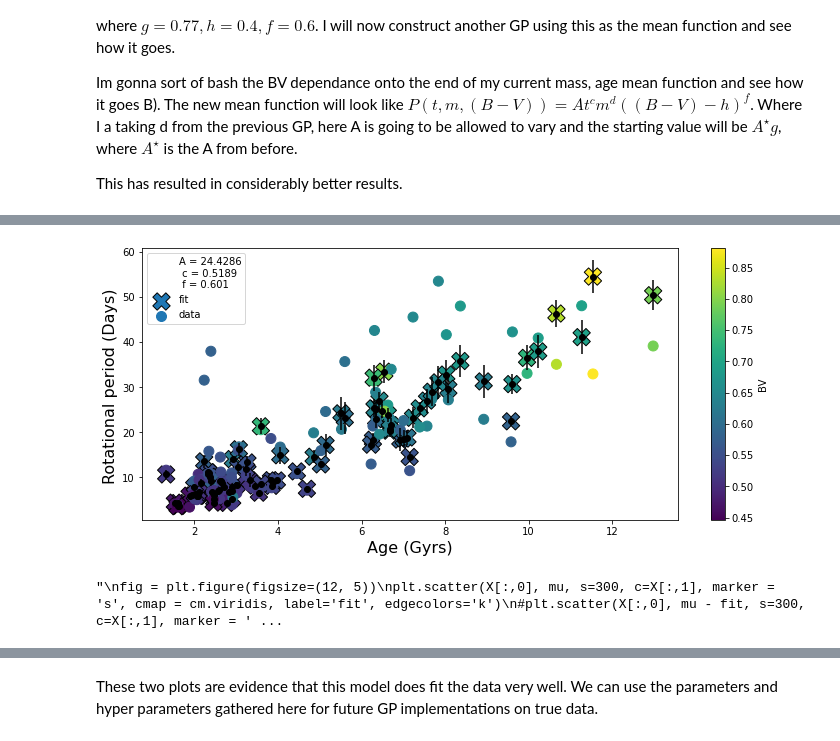
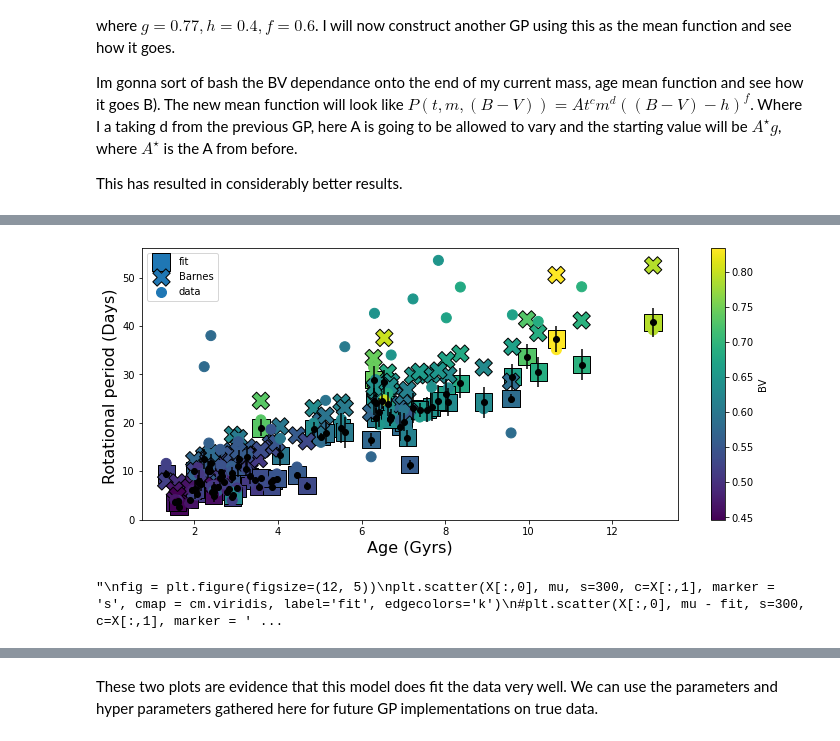
Before and after one commit to ni-phy/year4-project, a Jupyter notebook: Henry/3d_fitting_real.ipynb, the cells around one changed output, grey strips where cells are left out. Cells and saved outputs as stored; diff of their text form; code cells hidden in the pictures.

```diff
--- a/Henry/3d_fitting_real.ipynb
+++ b/Henry/3d_fitting_real.ipynb
@@ -118,7 +105,7 @@ Prot_err_hi = np.array(data['u_P'])
 
 Mass  = np.array(data['modmass'])
 Mass_err_lo = np.array(data['lomodmass'])
-Mass_err_hi = np.array(data['himodmass'])
+Mass_err_hi = np.array(data['upmodmass'])
 
 metal = np.array(data['feh'])
 
@@ -133,11 +120,18 @@ Age_err = np.array([lin_err(Age[i], Age_err_lo[i], Age_err_hi[i]) for i in range
 Prot_err = np.array([lin_err(Prot[i], Prot_err_lo[i], Prot_err_hi[i]) for i in range(data_points)])
 
 
-sel_good = np.where((Age > 0.5)& (Prot_err < 40) & (Mass <1.4)) # select stars that arent too young and have 'sensible' error
+sel_good = np.where((Age > 0.5)& (Prot_err < 40) & (Mass <1.6) & (Age != 2.6) & (flag != 3)) # select stars that arent too young and have 'sensible' error
 
-sel_bad = np.where((Prot < 5)& (Prot_err < 40)&(Age>5)) # Remove old stars that spin too fast
+sel_bad = np.where(( (Age>5)&(Prot<4))) # Remove old stars that spin too fast
 
-sel = (np.delete(sel_good, sel_bad))
+
+#print(np.where(sel_good[0] == sel_bad[0][0]))
+xy, x_ind, y_ind  = (np.intersect1d(sel_good[0], sel_bad[0], return_indices=True))
+
+sel = np.delete(sel_good,x_ind)
+
+
+#print(np.sort(np.delete(Age, sel_bad)))
 
 
 
@@ -146,7 +140,11 @@ Teff_err = Teff_err[sel]
 Age = Age[sel]
 Age_err_lo = Age_err_lo[sel]
 Age_err_hi = Age_err_hi[sel]
-Age_err = Age_err [sel]
+Age_err = Age_err[sel]
+metal = metal[sel]
+Mass = Mass[sel]
+Mass_err_hi = Mass_err_hi[sel]
+Mass_err_lo = Mass_err_lo[sel]
 
 Prot = Prot[sel]
 Prot_err_lo = Prot_err_lo[sel]
@@ -309,7 +256,7 @@ with pm.Model() as model:
 # %%
 
 with model:
-  trace = pm.sample(2000, tune=3000, cores=2)#, target_accept=0.95)
+  trace = pm.sample(2000, tune=3000, cores=2, target_accept=0.95)
   arviz.plot_trace(trace)
 # %% [output]
 WARNING (theano.tensor.blas): We did not find a dynamic library in the library_dir of the library we use for blas. If you use ATLAS, make sure to compile it with dynamics library.
@@ -376,5 +324,5 @@ print(Age_new.shape)
 # %%
- '''
+
 
 A = np.mean(trace['A_'])
 c = np.mean(trace['c_'])
@@ -382,20 +330,20 @@ h = h
 f = np.mean(trace['f_'])
 
 
+'''
+'''
+k = np.mean(trace['k_'])
 
-'''
-
-X = np.array([Age, BV]).T
 fig = plt.figure(figsize=(12, 5))
 ax = fig.gca()
 
 
 
 fit, var = gp.predict(X, point=trace[-1], diag=True)
-sd = np.sqrt(var)
+std = np.sqrt(var)
 
 
-mean = mean_fn(X[:,0], X[:,1], A, c ,h,f)
+mean = mean_fn(X[:,0], X[:,1], A, c ,h,f, X[:,2], k)
 
 mu = fit + mean
 
@@ -406,42 +354,43 @@ mu = fit + mean
 
 
 
-plt.plot([],[], color='w',label='A = {}\n c = {}\n f = {}'.format(round(A,4), round(c,4), round(f,4)))
+#plt.plot([],[], color='w',label='A = {}\n c = {}\n f = {}'.format(round(A,4), round(c,4), round(f,4)))
 
-plt.scatter(X[:,0], mu, s=300, c=X[:,1], marker = 'X', cmap = cm.viridis, label='fit', edgecolors='k')
+plt.scatter(X[:,0], mu, s=300, c=X[:,1], marker = 's', cmap = cm.viridis, label='fit', edgecolors='k')
+plt.scatter(X[:,0], mean_fn(X[:,0], X[:,1], 0.7725*np.sqrt(1000), 0.5189, 0.4, 0.601, metal, 0), s=300, c=X[:,1], marker = 'X', cmap = cm.viridis, label='Barnes', edgecolors='k')
 
 
 plt.errorbar(X[:,0], mu, yerr=std, fmt='ok')
 #plt.errorbar(X[:,0], Prot, yerr=Prot_err, fmt='ok')
 
 plt.xlabel('Age (Gyrs)', fontsize=16)
 plt.ylabel('Rotational period (Days) ', fontsize=16)
 plt.colorbar(label='BV')
 plt.scatter(Age, Prot, c=BV, s=100, cmap = cm.viridis,label='data')
 plt.legend()
 plt.savefig('col_Ba.png')
 #files.download('col_Ba.png')
 plt.show()
 
 '''
 fig = plt.figure(figsize=(12, 5))
 plt.scatter(X[:,0], mu, s=300, c=X[:,1], marker = 's', cmap = cm.viridis, label='fit', edgecolors='k')
 #plt.scatter(X[:,0], mu - fit, s=300, c=X[:,1], marker = 'o', cmap = cm.viridis, label='barnes',edgecolors='k')
 plt.scatter(X[:,0], mean_fn(X[:,0], X[:,1], 0.7725*np.sqrt(1000), 0.5189, 0.4, 0.601), s=300, c=X[:,1], marker = 'X', cmap = cm.viridis, label='Barnes', edgecolors='k')
 plt.xlabel('Age (Gyrs)', fontsize=16)
 plt.ylabel('Rotational period (Days) ', fontsize=16)
 plt.colorbar(label='BV')
 plt.scatter(Age, Prot, c=BV, s=100, cmap = cm.viridis,label='data')
 
 
 
 plt.legend()
 plt.savefig('col_fit_comp.png')
 files.download('col_fit_comp.png')
 
 plt.show()
 '''
 # %% [output]
-[figure, old version]
+[figure, new version]
 "\nfig = plt.figure(figsize=(12, 5))\nplt.scatter(X[:,0], mu, s=300, c=X[:,1], marker = 's', cmap = cm.viridis, label='fit', edgecolors='k')\n#plt.scatter(X[:,0], mu - fit, s=300, c=X[:,1], marker = ' ...
 # %%
```
Also changed, not shown: parts of 18 cells of this notebook.
